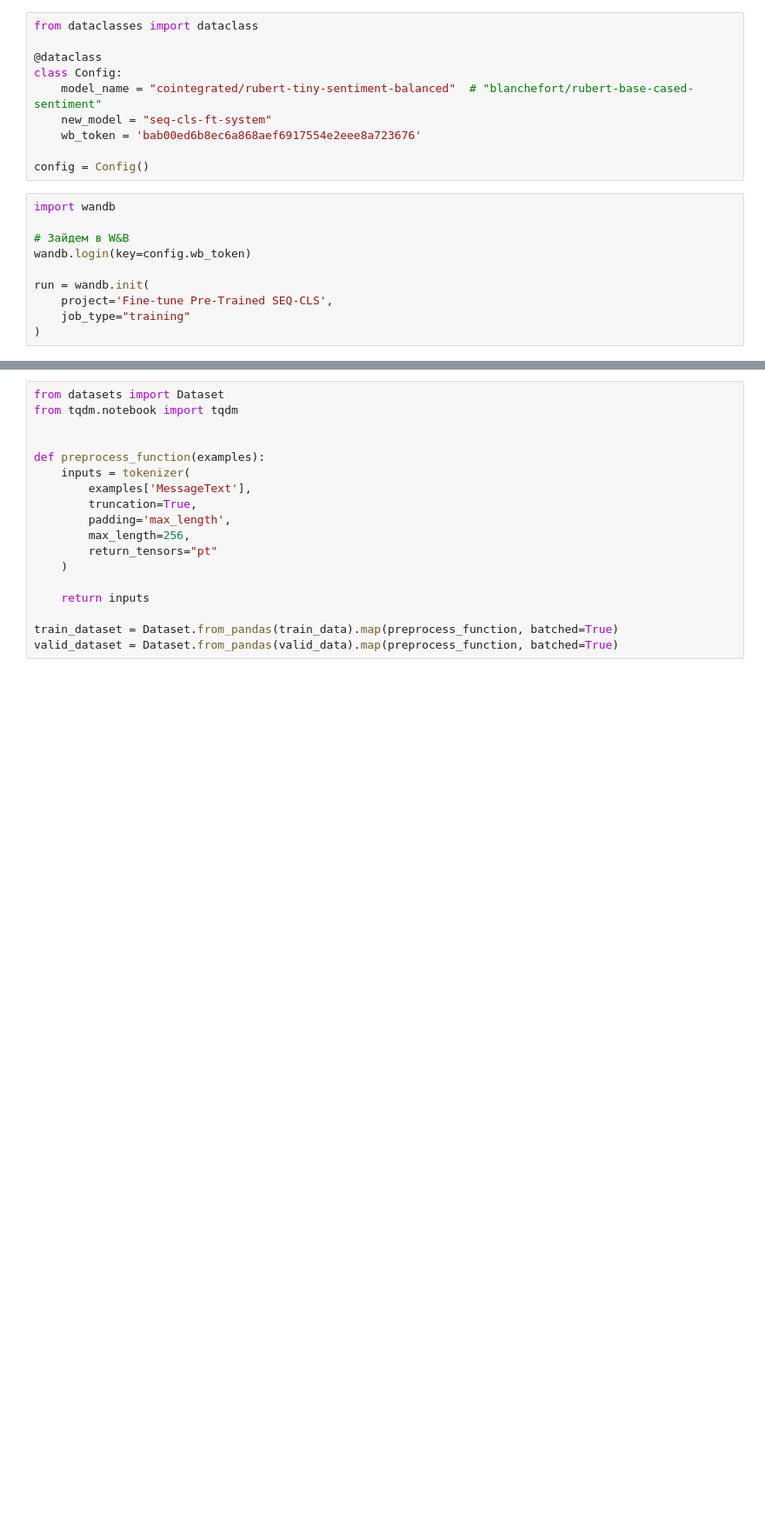
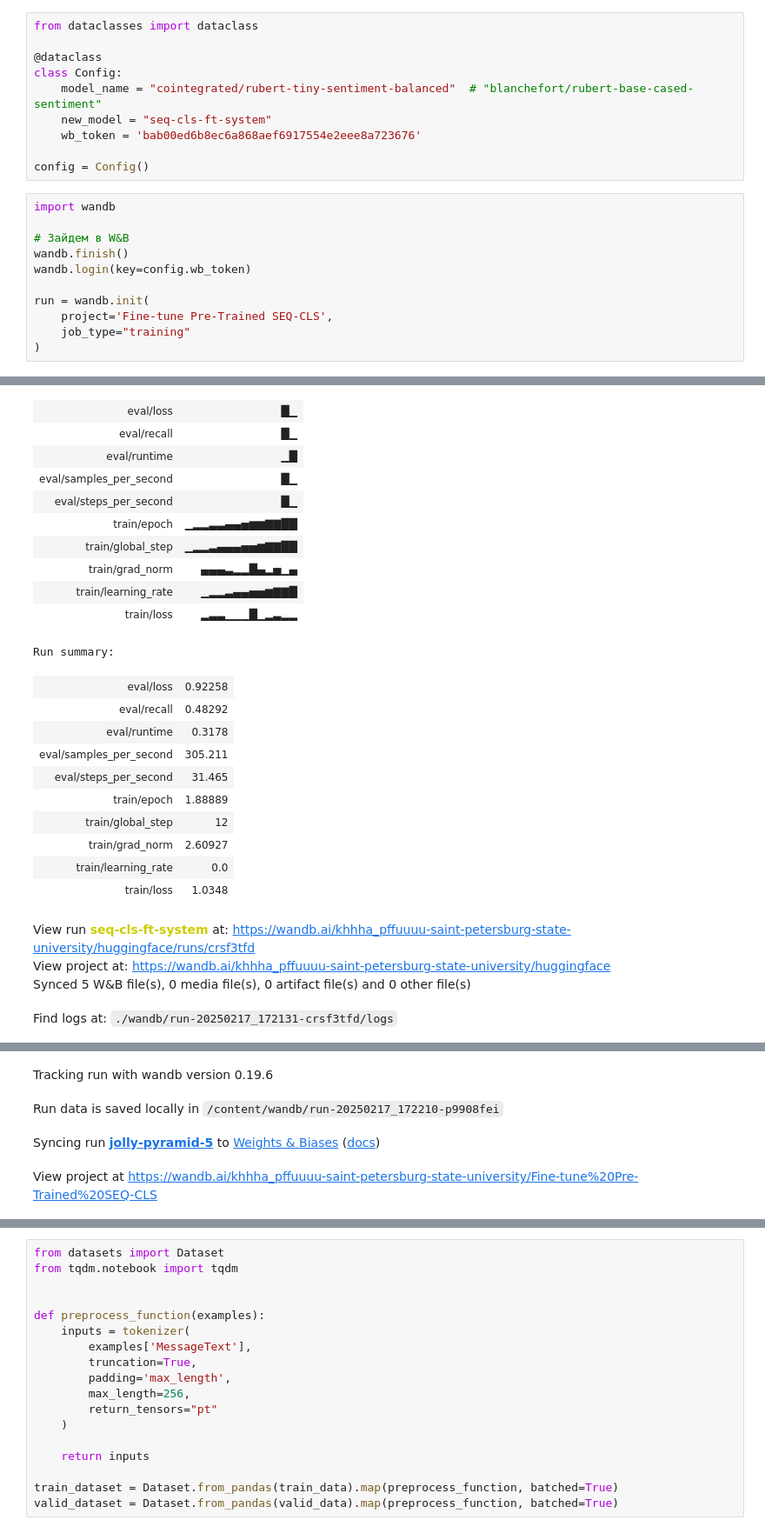
Before and after one commit to khhha-pffuuuu/ITMO_Competition, a Jupyter notebook: notebooks/modeling.ipynb, the cells around one changed output, grey strips where cells are left out. Shown: that part at 87% size. Drawn from its saved outputs; the diff is of its cells as text; blank space fills up the shorter version.

```diff
--- a/notebooks/modeling.ipynb
+++ b/notebooks/modeling.ipynb
@@ -70,6 +49,7 @@ config = Config()
 import wandb
 
 # Зайдем в W&B
+wandb.finish()
 wandb.login(key=config.wb_token)
 
 run = wandb.init(
@@ -80,0 +62,25 @@ wandb: WARNING Calling wandb.login() after wandb.init() has no effect.
+| eval/loss | █▁ |
+| eval/recall | █▁ |
+| eval/runtime | ▁█ |
+| eval/samples_per_second | █▁ |
+| eval/steps_per_second | █▁ |
+| train/epoch | ▁▂▂▃▃▄▄▅▆▆▇▇██ |
+| train/global_step | ▁▂▂▃▄▄▄▅▅▆▇▇██ |
+| train/grad_norm | ▄▄▄▃▂▂█▄▂▅▁▄ |
+| train/learning_rate | ▁▂▂▃▄▄▅▅▆▇▇█ |
+| train/loss | ▂▃▃▁▁▁█▁▂▃▂▂ |
+Run summary:
+| eval/loss | 0.92258 |
+| eval/recall | 0.48292 |
+| eval/runtime | 0.3178 |
+| eval/samples_per_second | 305.211 |
+| eval/steps_per_second | 31.465 |
+| train/epoch | 1.88889 |
+| train/global_step | 12 |
+| train/grad_norm | 2.60927 |
+| train/learning_rate | 0.0 |
+| train/loss | 1.0348 |
+View run seq-cls-ft-system at: https://wandb.ai/khhha_pffuuuu-saint-petersburg-state-university/huggingface/runs/crsf3tfd
+View project at: https://wandb.ai/khhha_pffuuuu-saint-petersburg-state-university/huggingface
+Synced 5 W&B file(s), 0 media file(s), 0 artifact file(s) and 0 other file(s)
+Find logs at: ./wandb/run-20250217_172131-crsf3tfd/logs
@@ -80,0 +90,4 @@ wandb: WARNING Calling wandb.login() after wandb.init() has no effect.
+Tracking run with wandb version 0.19.6
+Run data is saved locally in /content/wandb/run-20250217_172210-p9908fei
+Syncing run jolly-pyramid-5 to Weights & Biases (docs)
+View project at https://wandb.ai/khhha_pffuuuu-saint-petersburg-state-university/Fine-tune%20Pre-Trained%20SEQ-CLS
```
Also changed, not shown: parts of 12 cells of this notebook, 7 other files.
